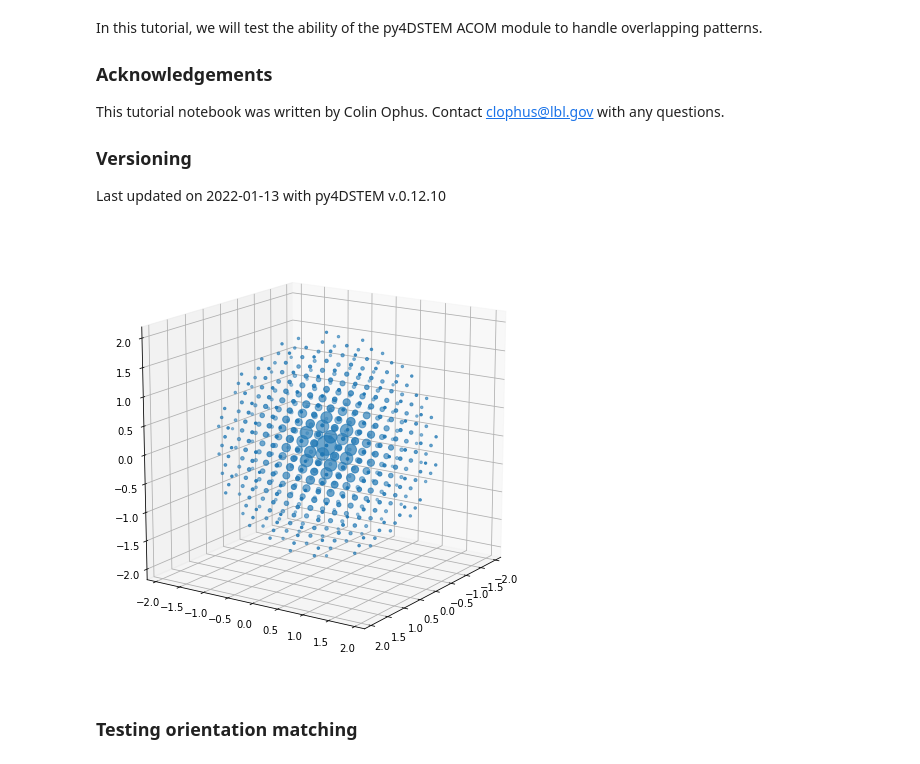
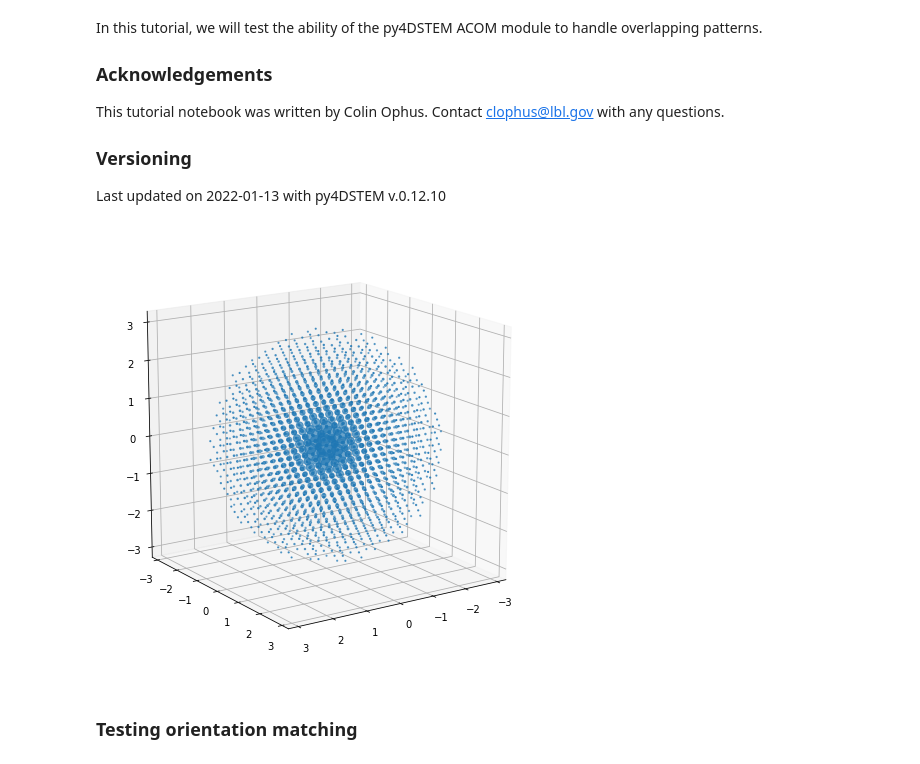
Before and after one commit to py4dstem/py4DSTEM_tutorials, a Jupyter notebook: notebooks/acom/ACOM_basics_04_overlapping.ipynb, the cells around one changed output. Saved outputs shown, nothing was run; the diff lists cells and outputs as text; code cells hidden in the pictures.

```diff
--- a/notebooks/acom/ACOM_basics_04_overlapping.ipynb
+++ b/notebooks/acom/ACOM_basics_04_overlapping.ipynb
@@ -35,11 +35,11 @@ crystal = py4DSTEM.process.diffraction.Crystal(
     atom_num,
     cell)
 # %%
-kmax = 2.0
+kmax = 3.0
 crystal.calculate_structure_factors(kmax)
-crystal.plot_structure_factors(proj_dir=[3,2,1])
+crystal.plot_structure_factors(zone_axis_lattice=[3,2,1])
 # %% [output]
-[figure, old version]
+[figure, new version]
 # %% [markdown]
 ### Testing orientation matching
 # %%
```
Also changed, not shown: parts of 4 cells of this notebook, 4 other files.
